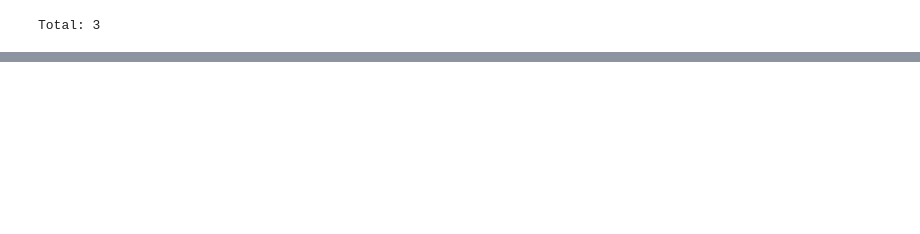
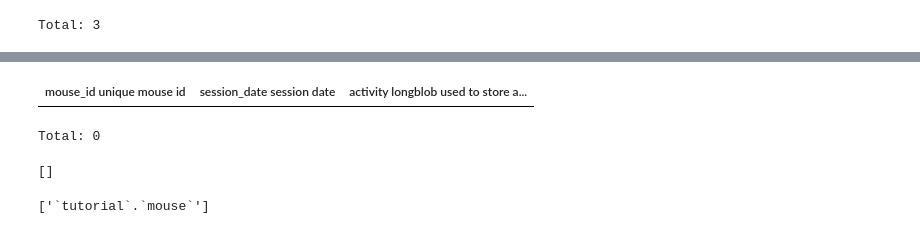
Before and after one commit to Ahmedjjj/onboarding-mathis, a Jupyter notebook: notebooks/tutorial.ipynb, the cells around one changed output, grey strips where cells are left out. Drawn from its saved outputs; the diff is of its cells as text; code cells hidden in the pictures; blank space fills up the shorter version.

```diff
--- a/notebooks/tutorial.ipynb
+++ b/notebooks/tutorial.ipynb
@@ -327,0 +392,23 @@ Total: 3
+# %%
+# dj.Imported instead of dj.Manual
+@schema
+class Neuron(dj.Imported):
+    definition = """
+    -> Session
+    ---
+    activity:  longblob    # electric activity of the neuron
+    """
+# %%
+neuron = Neuron()
+neuron
+# %% [output]
+| mouse_id unique mouse id | session_date session date | activity longblob used to store a... |
+Total: 0
+# %%
+neuron.parents()
+# %% [output]
+[]
+# %%
+session.parents()
+# %% [output]
+['`tutorial`.`mouse`']
```
Also changed, not shown: parts of 18 cells of this notebook, 5 other files.
